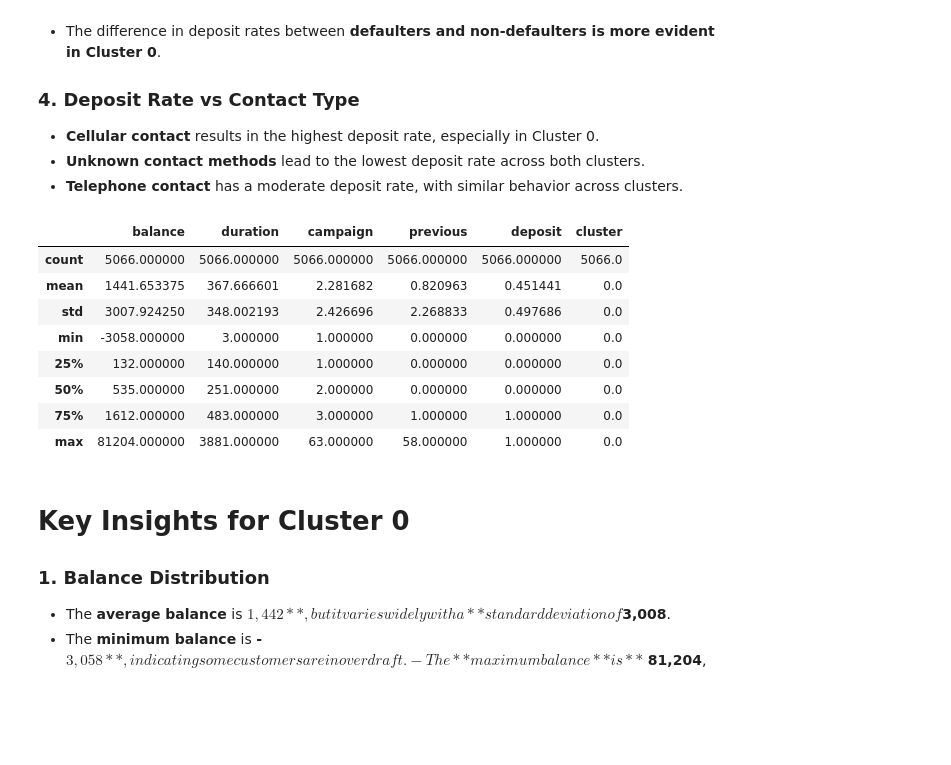
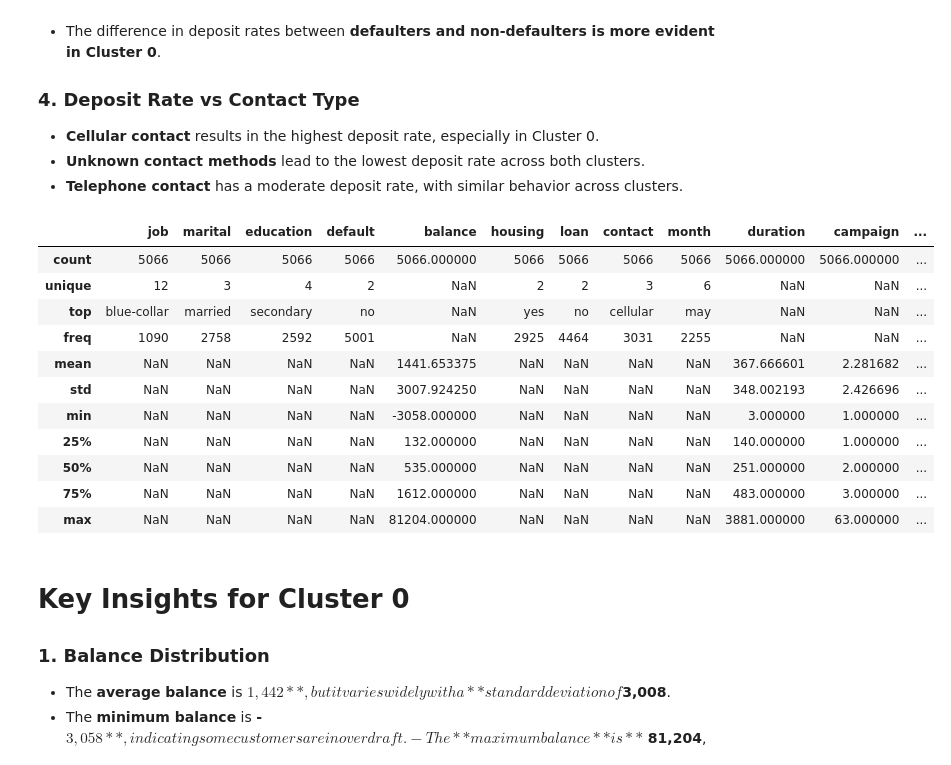
Before and after one commit to Vipina7/BankCustomerInsights, a Jupyter notebook: notebook/EDA.ipynb, the cells around one changed output. Drawn from its saved outputs; the diff is of its cells as text; code cells hidden in the pictures; blank space fills up the shorter version.

```diff
--- a/notebook/EDA.ipynb
+++ b/notebook/EDA.ipynb
@@ -1296,17 +1296,20 @@ plt.show()
 # %%
 ## Cluster zero data insighst
 
-cluster_train[cluster_train['cluster']==0].describe()
+cluster_train[cluster_train['cluster']==0].describe(include='all')
 # %% [output]
-|  | balance | duration | campaign | previous | deposit | cluster |
-| count | 5066.000000 | 5066.000000 | 5066.000000 | 5066.000000 | 5066.000000 | 5066.0 |
-| mean | 1441.653375 | 367.666601 | 2.281682 | 0.820963 | 0.451441 | 0.0 |
-| std | 3007.924250 | 348.002193 | 2.426696 | 2.268833 | 0.497686 | 0.0 |
-| min | -3058.000000 | 3.000000 | 1.000000 | 0.000000 | 0.000000 | 0.0 |
-| 25% | 132.000000 | 140.000000 | 1.000000 | 0.000000 | 0.000000 | 0.0 |
-| 50% | 535.000000 | 251.000000 | 2.000000 | 0.000000 | 0.000000 | 0.0 |
-| 75% | 1612.000000 | 483.000000 | 3.000000 | 1.000000 | 1.000000 | 0.0 |
-| max | 81204.000000 | 3881.000000 | 63.000000 | 58.000000 | 1.000000 | 0.0 |
+|  | job | marital | education | default | balance | housing | loan | contact | month | duration | campaign | ... |
+| count | 5066 | 5066 | 5066 | 5066 | 5066.000000 | 5066 | 5066 | 5066 | 5066 | 5066.000000 | 5066.000000 | ... |
+| unique | 12 | 3 | 4 | 2 | NaN | 2 | 2 | 3 | 6 | NaN | NaN | ... |
+| top | blue-collar | married | secondary | no | NaN | yes | no | cellular | may | NaN | NaN | ... |
+| freq | 1090 | 2758 | 2592 | 5001 | NaN | 2925 | 4464 | 3031 | 2255 | NaN | NaN | ... |
+| mean | NaN | NaN | NaN | NaN | 1441.653375 | NaN | NaN | NaN | NaN | 367.666601 | 2.281682 | ... |
+| std | NaN | NaN | NaN | NaN | 3007.924250 | NaN | NaN | NaN | NaN | 348.002193 | 2.426696 | ... |
+| min | NaN | NaN | NaN | NaN | -3058.000000 | NaN | NaN | NaN | NaN | 3.000000 | 1.000000 | ... |
+| 25% | NaN | NaN | NaN | NaN | 132.000000 | NaN | NaN | NaN | NaN | 140.000000 | 1.000000 | ... |
+| 50% | NaN | NaN | NaN | NaN | 535.000000 | NaN | NaN | NaN | NaN | 251.000000 | 2.000000 | ... |
+| 75% | NaN | NaN | NaN | NaN | 1612.000000 | NaN | NaN | NaN | NaN | 483.000000 | 3.000000 | ... |
+| max | NaN | NaN | NaN | NaN | 81204.000000 | NaN | NaN | NaN | NaN | 3881.000000 | 63.000000 | ... |
 # %% [markdown]
 # Key Insights for Cluster 0
 
```
Also changed, not shown: parts of 2 cells of this notebook, 3 other files.
